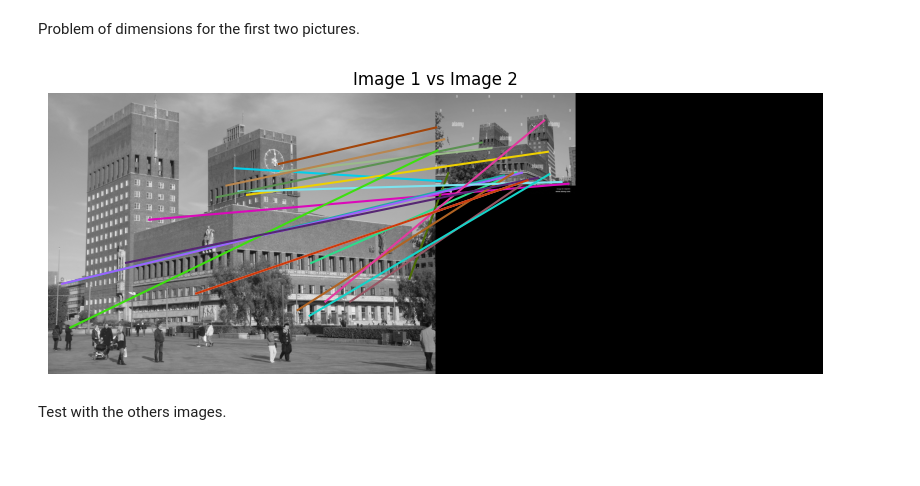
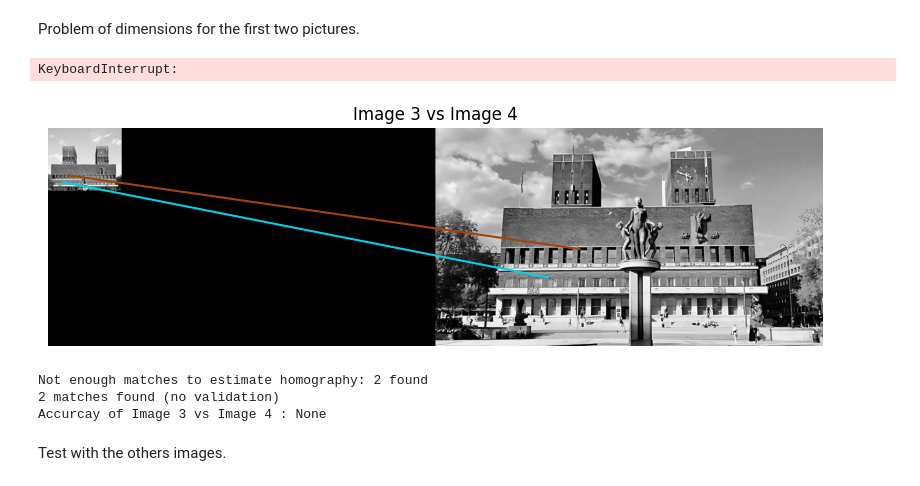
Before and after one commit to emmarcrg/Augmented_reality_system, a Jupyter notebook: src/sift.ipynb, the cells around one changed output. Saved outputs shown, nothing was run; the diff lists cells and outputs as text; code cells hidden in the pictures; blank space fills up the shorter version.

Commit message:
Tests updated

```diff
--- a/src/sift.ipynb
+++ b/src/sift.ipynb
@@ -58,4 +103,10 @@ def match_and_plot(img1, img2, keypoints1, descriptors1, keypoints2, descriptors
 # %%
-match_and_plot(img1, img2, keypoints1, descriptors1, keypoints2, descriptors2, "Image 1 vs Image 2")
+img1 = load_image('../data/images/city_hall/city_hall1.jpg')
+img2 = load_image('../data/images/city_hall/city_hall2.jpg')
+im_test = load_image('../city_hall_test.jpg')
+
+keypoints1, descriptors1 = extract_sift_features(img1)
+keypoints2, descriptors2 = extract_sift_features(img2)
+keypoints_test, descriptors_test = extract_sift_features(im_test)
 # %% [output]
-[figure, removed]
+KeyboardInterrupt:
@@ -61,0 +121,11 @@ match_and_plot(img1, img2, keypoints1, descriptors1, keypoints2, descriptors2, "
+# %%
+img3 = load_image('../data/images/city_hall/city_hall3.jpeg')
+img4 = load_image('../data/images/city_hall/city_hall4.jpg')
+
+keypoints3, descriptors3 = extract_sift_features(img3)
+keypoints4, descriptors4 = extract_sift_features(img4)
+# %% [output]
+[figure, added]
+Not enough matches to estimate homography: 2 found
+2 matches found (no validation)
+Accurcay of Image 3 vs Image 4 : None
```
Also changed, not shown: parts of 16 cells of this notebook.
